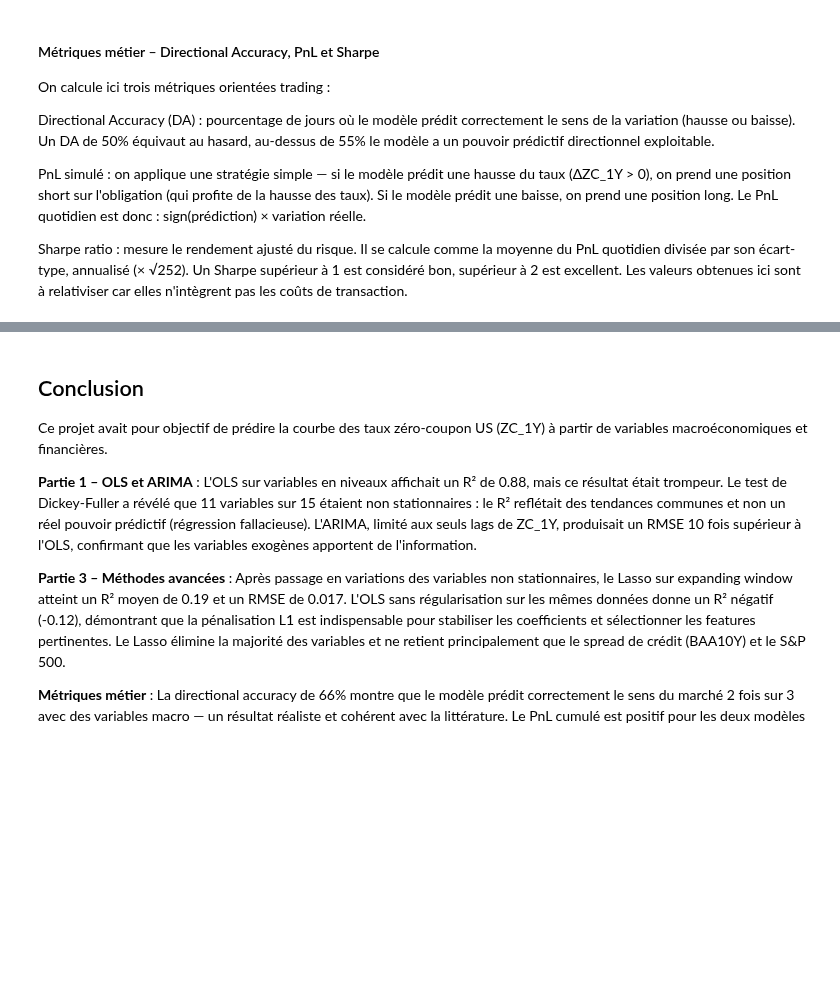
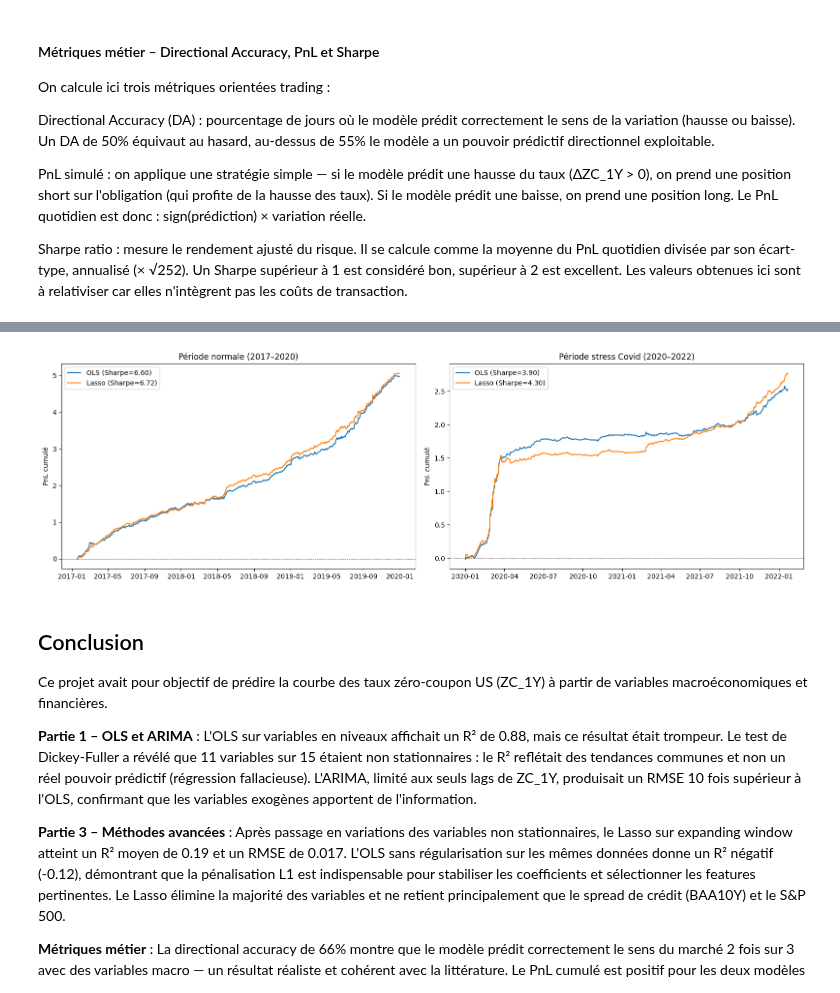
Before and after one commit to JibeyJB/Projet-DATA, a Jupyter notebook: Projet_DATA.ipynb, the cells around one changed output, grey strips where cells are left out. Saved outputs shown, nothing was run; the diff lists cells and outputs as text; code cells hidden in the pictures; blank space fills up the shorter version.

```diff
--- a/Projet_DATA.ipynb
+++ b/Projet_DATA.ipynb
@@ -1190,9 +1198,7 @@ for k, (train_idx, test_idx) in enumerate(folds):
     r2 = r2_score(y_te, y_pred)
 
     ols_results.append({"Fold": k+1, "RMSE": round(rmse, 6), "R2": round(r2, 4)})
-    ols_preds_all.append(pd.DataFrame({
-        "date": df_diff.index[test_idx], "y_true": y_te, "y_pred": y_pred
-    }))
+    ols_preds_all.append(pd.DataFrame({"date": df_diff.index[test_idx], "y_true": y_te, "y_pred": y_pred}))
 
 df_ols_res = pd.DataFrame(ols_results)
 df_ols_preds = pd.concat(ols_preds_all, ignore_index=True)
@@ -1309,0 +1276,73 @@ OLS (diff) 65.87%    5.92     10.3530
+# %%
+# ============================================================
+# SIMULATION 1 : période normale (2017 → 2020)
+# SIMULATION 2 : période stress Covid (2020 → 2022)
+# OLS diff + Lasso comparés
+# ============================================================
+
+date_2020 = df_diff.index.get_indexer([pd.Timestamp("2020-01-01")], method="nearest")[0]
+date_2022 = len(df_diff)
+
+train_end_1 = folds[2][0][-1] + 1
+sim1_train = list(range(0, train_end_1))
+sim1_test  = list(range(train_end_1, date_2020))
+
+sim2_train = list(range(0, date_2020))
+sim2_test  = list(range(date_2020, date_2022))
+
+sims = [
+    ("Période normale (2017–2020)", sim1_train, sim1_test),
+    ("Période stress Covid (2020–2022)", sim2_train, sim2_test),
+]
+
+fig, axes = plt.subplots(1, 2, figsize=(16, 5))
+
+for idx, (label, tr, te) in enumerate(sims):
+    X_tr = X_diff.iloc[tr].to_numpy()
+    X_te = X_diff.iloc[te].to_numpy()
+    y_tr = Y_diff.iloc[tr].values.ravel()
+    y_te = Y_diff.iloc[te].values.ravel()
+    dates = df_diff.index[te]
+
+    print(f"{label}")
+    print(f"  Train : {df_diff.index[tr[0]].date()} → {df_diff.index[tr[-1]].date()} ({len(tr)} lignes)")
+    print(f"  Test  : {dates[0].date()} → {dates[-1].date()} ({len(te)} lignes)\n")
+
+    # --- OLS ---
+    X_tr_c = np.c_[np.ones(len(X_tr)), X_tr]
+    X_te_c = np.c_[np.ones(len(X_te)), X_te]
+    B = np.linalg.pinv(X_tr_c.T @ X_tr_c) @ (X_tr_c.T @ y_tr)
+    y_pred_ols = X_te_c @ B
+
+    da_ols = (np.sign(y_pred_ols) == np.sign(y_te)).mean()
+    pnl_ols = np.cumsum(np.sign(y_pred_ols) * y_te)
+    sharpe_ols = np.mean(np.sign(y_pred_ols) * y_te) / np.std(np.sign(y_pred_ols) * y_te) * np.sqrt(252)
+
+    print(f"  OLS   : DA={da_ols:.2%}  Sharpe={sharpe_ols:.2f}  PnL={pnl_ols[-1]:.4f}")
+
+    # --- Lasso ---
+    scaler = StandardScaler()
+    X_tr_sc = scaler.fit_transform(X_tr)
+    X_te_sc = scaler.transform(X_te)
+
+    lasso = LassoCV(alphas=np.logspace(-4, 1, 100), cv=TimeSeriesSplit(n_splits=5), max_iter=10000, random_state=42)
+    lasso.fit(X_tr_sc, y_tr)
+    y_pred_lasso = lasso.predict(X_te_sc)
+
+    da_lasso = (np.sign(y_pred_lasso) == np.sign(y_te)).mean()
+    pnl_lasso = np.cumsum(np.sign(y_pred_lasso) * y_te)
+    sharpe_lasso = np.mean(np.sign(y_pred_lasso) * y_te) / np.std(np.sign(y_pred_lasso) * y_te) * np.sqrt(252)
+
+    print(f"  Lasso : DA={da_lasso:.2%}  Sharpe={sharpe_lasso:.2f}  PnL={pnl_lasso[-1]:.4f}\n")
+
+    # --- Graphique ---
+    axes[idx].plot(dates, pnl_ols, label=f"OLS (Sharpe={sharpe_ols:.2f})")
+    axes[idx].plot(dates, pnl_lasso, label=f"Lasso (Sharpe={sharpe_lasso:.2f})")
+    axes[idx].set_title(label)
+    axes[idx].set_ylabel("PnL cumulé")
+    axes[idx].axhline(0, color="black", linewidth=0.5, linestyle="--")
+    axes[idx].legend()
+
+plt.tight_layout()
+plt.show()
+# %% [output]
@@ -1310,3 +1362,4 @@ OLS (diff) 65.87%    5.92     10.3530
+[figure, added]
 # %% [markdown]
 ## Conclusion
 
```
Also changed, not shown: parts of 8 cells of this notebook.
